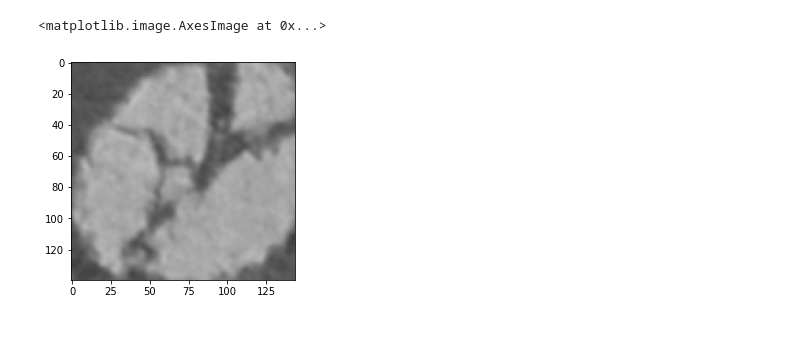
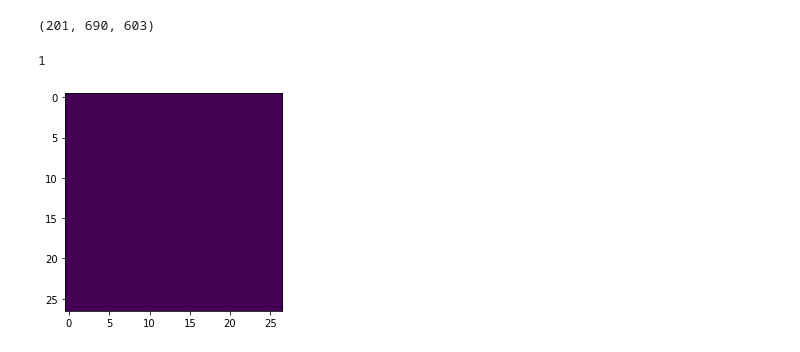
Before and after one commit to sdaemi/eilnn, a Jupyter notebook: examples/example segmentation.ipynb, the cells around one changed output. Drawn from its saved outputs; the diff is of its cells as text; code cells hidden in the pictures.

```diff
--- a/examples/example segmentation.ipynb
+++ b/examples/example segmentation.ipynb
@@ -59,3 +60,3 @@ Stack Dimensions  (702, 1024, 1004, 3)
 # %%
-particles, background_val= segm.process_segm()
+particles, masks, watershed = segm.process_segm()
 # %% [output]
@@ -70,5 +70,0 @@ Done Extended Minima
-# %%
-plt.imshow(particles[5][4,:,:])
-# %% [output]
-<matplotlib.image.AxesImage at 0x...>
-[figure, removed]
@@ -74,0 +76,10 @@ plt.imshow(particles[5][4,:,:])
+# %%
+print(watershed.shape)
+# %% [output]
+(201, 690, 603)
+# %%
+plt.imshow(masks[19][1,:,:])
+print(np.unique(masks[19][1,:,:]).size)
+# %% [output]
+1
+[figure, added]
```
Also changed, not shown: parts of 38 cells of this notebook, 42 other files.
